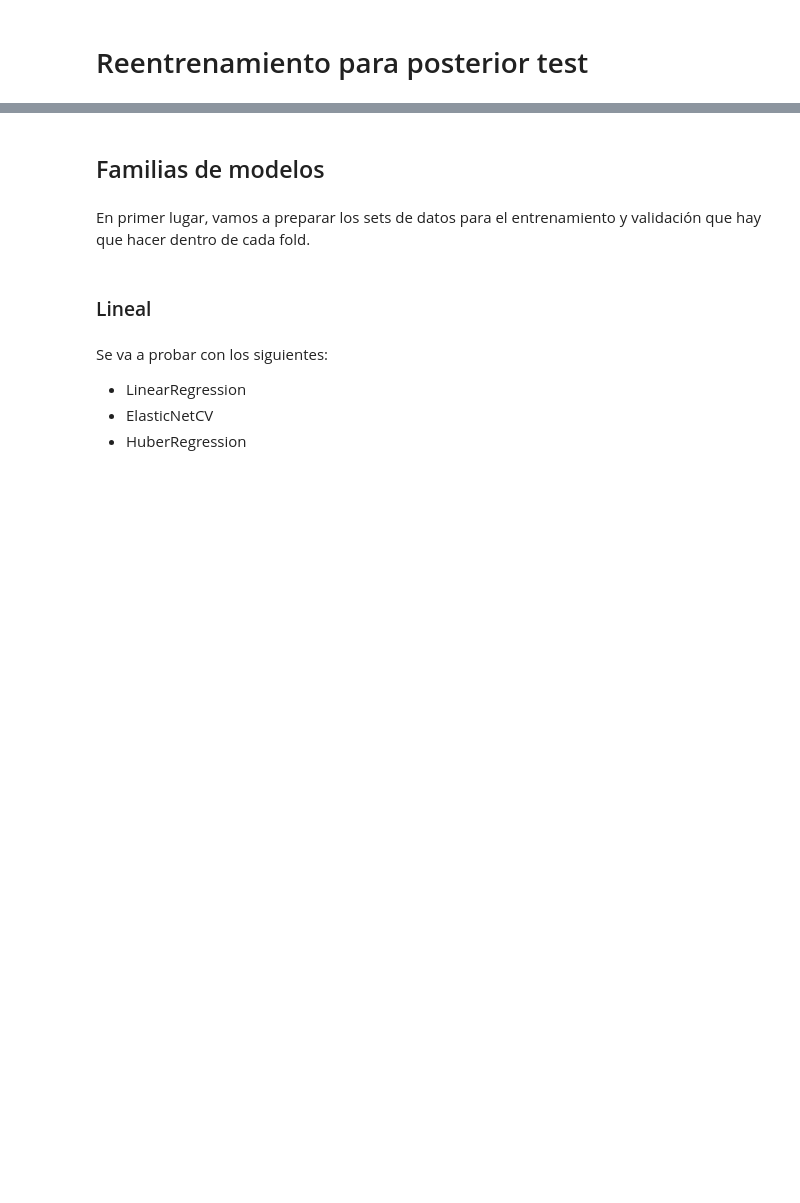
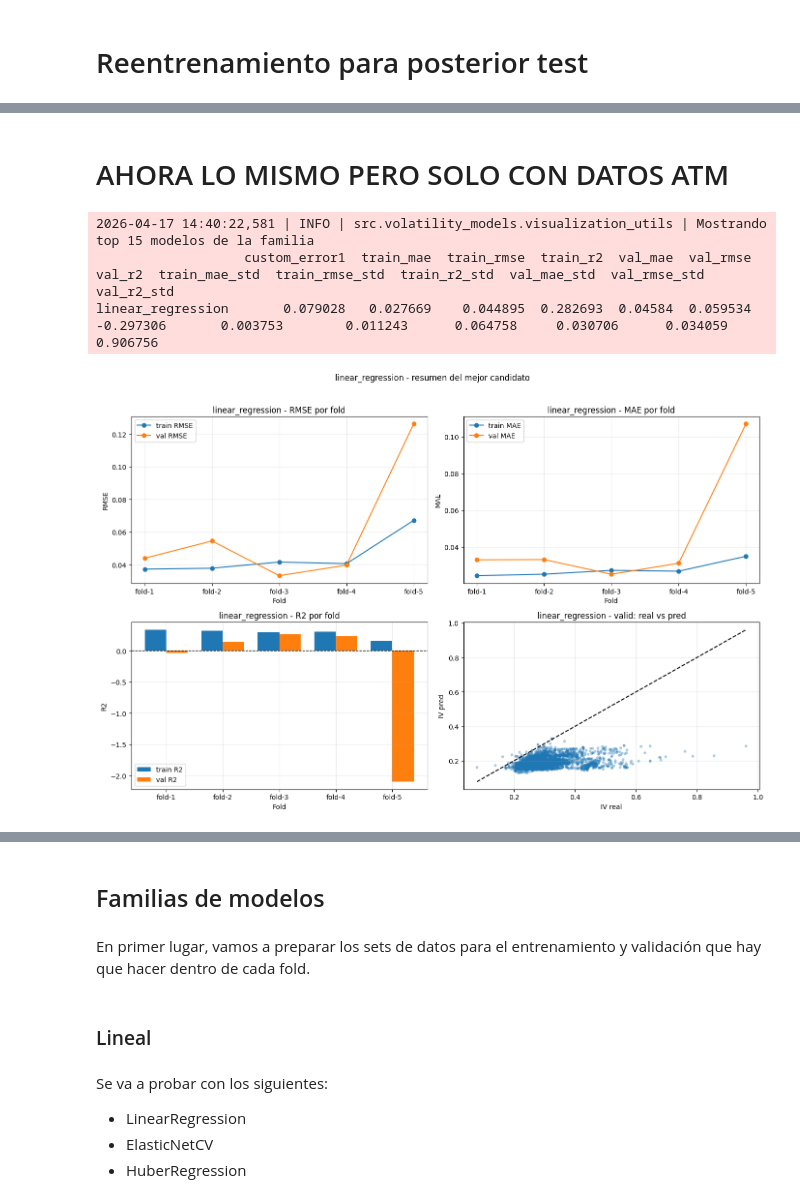
Before and after one commit to epiblasfunds/options-pricing, a Jupyter notebook: models copy.ipynb, the cells around one changed output, grey strips where cells are left out. Cells and saved outputs as stored; diff of their text form; code cells hidden in the pictures; blank space fills up the shorter version.

Commit message:
feat: ATM trainning functionality

```diff
--- a/models copy.ipynb
+++ b/models copy.ipynb
@@ -208,0 +239,9 @@ retrained_best   0.047328    0.121726  0.325483  0.082671   0.280749 -1.10285
+# %% [markdown]
+# AHORA LO MISMO PERO SOLO CON DATOS ATM
+# %%
+linear_models_metrics_table, linear_best_model_name = Trainer(LinearRegressionFamily).run_kfolds_training(use_atm=True)
+# %% [output]
+2026-04-17 14:40:22,581 | INFO | src.volatility_models.visualization_utils | Mostrando top 15 modelos de la familia
+                   custom_error1  train_mae  train_rmse  train_r2  val_mae  val_rmse    val_r2  train_mae_std  train_rmse_std  train_r2_std  val_mae_std  val_rmse_std  val_r2_std
+linear_regression       0.079028   0.027669    0.044895  0.282693  0.04584  0.059534 -0.297306       0.003753        0.011243      0.064758     0.030706      0.034059    0.906756
+[figure, added]
```
Also changed, not shown: parts of 37 cells of this notebook, 2 other files.
